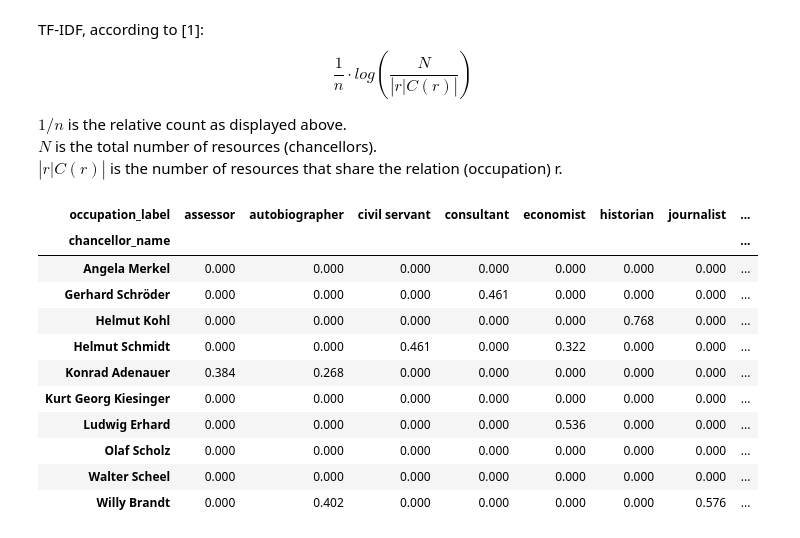
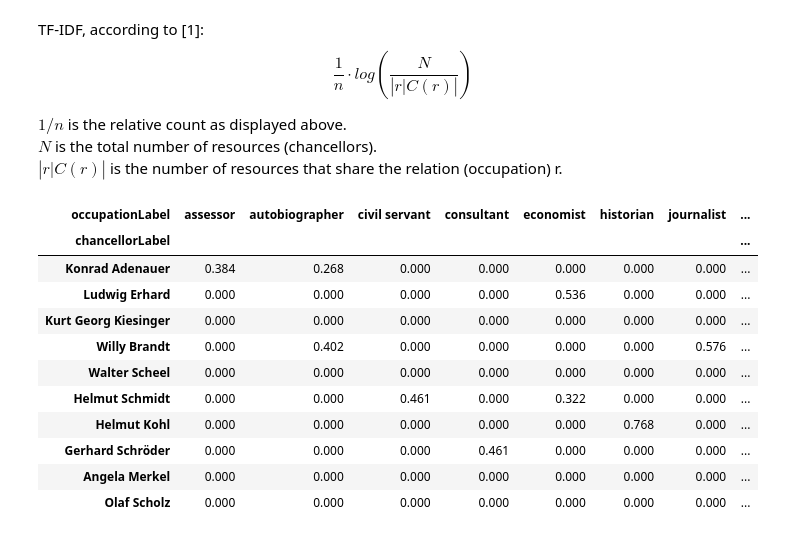
Before and after one commit to rgrenz/rdflime-util, a Jupyter notebook: notebooks/experiments/feature-extraction/chancellors.ipynb, the cells around one changed output. Saved outputs shown, nothing was run; the diff lists cells and outputs as text; code cells hidden in the pictures.

```diff
--- a/notebooks/experiments/chancellors.ipynb
+++ b/notebooks/experiments/feature-extraction/chancellors.ipynb
@@ -68,18 +73,19 @@ N = len(df)
 for occupation in df:
     multiplicity = df[occupation].gt(0).sum()
     df[occupation] = df[occupation].apply(lambda v: v * math.log(N/multiplicity))
-# %%
-df.round(decimals=3)
-# %% [output]
-| occupation_label | assessor | autobiographer | civil servant | consultant | economist | historian | journalist | ... |
-| chancellor_name |  |  |  |  |  |  |  | ... |
-| Angela Merkel | 0.000 | 0.000 | 0.000 | 0.000 | 0.000 | 0.000 | 0.000 | ... |
-| Gerhard Schröder | 0.000 | 0.000 | 0.000 | 0.461 | 0.000 | 0.000 | 0.000 | ... |
-| Helmut Kohl | 0.000 | 0.000 | 0.000 | 0.000 | 0.000 | 0.768 | 0.000 | ... |
-| Helmut Schmidt | 0.000 | 0.000 | 0.461 | 0.000 | 0.322 | 0.000 | 0.000 | ... |
-| Konrad Adenauer | 0.384 | 0.268 | 0.000 | 0.000 | 0.000 | 0.000 | 0.000 | ... |
-| Kurt Georg Kiesinger | 0.000 | 0.000 | 0.000 | 0.000 | 0.000 | 0.000 | 0.000 | ... |
-| Ludwig Erhard | 0.000 | 0.000 | 0.000 | 0.000 | 0.536 | 0.000 | 0.000 | ... |
-| Olaf Scholz | 0.000 | 0.000 | 0.000 | 0.000 | 0.000 | 0.000 | 0.000 | ... |
-| Walter Scheel | 0.000 | 0.000 | 0.000 | 0.000 | 0.000 | 0.000 | 0.000 | ... |
-| Willy Brandt | 0.000 | 0.402 | 0.000 | 0.000 | 0.000 | 0.000 | 0.576 | ... |
+# %%
+df.round(3).transpose().to_csv("tfidf_extraction.csv")
+df.round(3)
+# %% [output]
+| occupationLabel | assessor | autobiographer | civil servant | consultant | economist | historian | journalist | ... |
+| chancellorLabel |  |  |  |  |  |  |  | ... |
+| Konrad Adenauer | 0.384 | 0.268 | 0.000 | 0.000 | 0.000 | 0.000 | 0.000 | ... |
+| Ludwig Erhard | 0.000 | 0.000 | 0.000 | 0.000 | 0.536 | 0.000 | 0.000 | ... |
+| Kurt Georg Kiesinger | 0.000 | 0.000 | 0.000 | 0.000 | 0.000 | 0.000 | 0.000 | ... |
+| Willy Brandt | 0.000 | 0.402 | 0.000 | 0.000 | 0.000 | 0.000 | 0.576 | ... |
+| Walter Scheel | 0.000 | 0.000 | 0.000 | 0.000 | 0.000 | 0.000 | 0.000 | ... |
+| Helmut Schmidt | 0.000 | 0.000 | 0.461 | 0.000 | 0.322 | 0.000 | 0.000 | ... |
+| Helmut Kohl | 0.000 | 0.000 | 0.000 | 0.000 | 0.000 | 0.768 | 0.000 | ... |
+| Gerhard Schröder | 0.000 | 0.000 | 0.000 | 0.461 | 0.000 | 0.000 | 0.000 | ... |
+| Angela Merkel | 0.000 | 0.000 | 0.000 | 0.000 | 0.000 | 0.000 | 0.000 | ... |
+| Olaf Scholz | 0.000 | 0.000 | 0.000 | 0.000 | 0.000 | 0.000 | 0.000 | ... |
```
Also changed, not shown: parts of 6 cells of this notebook, 3 other files.
